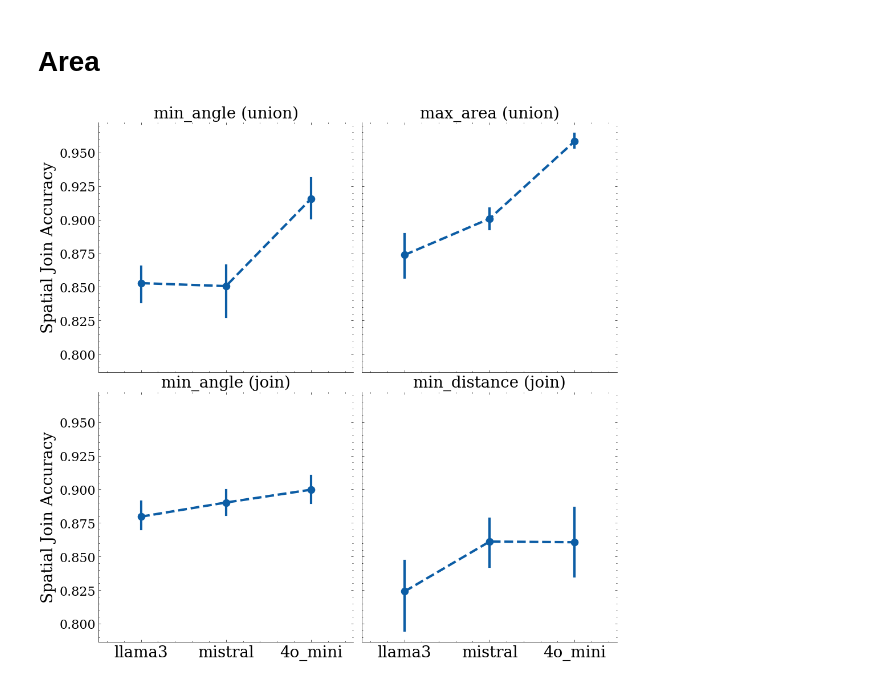
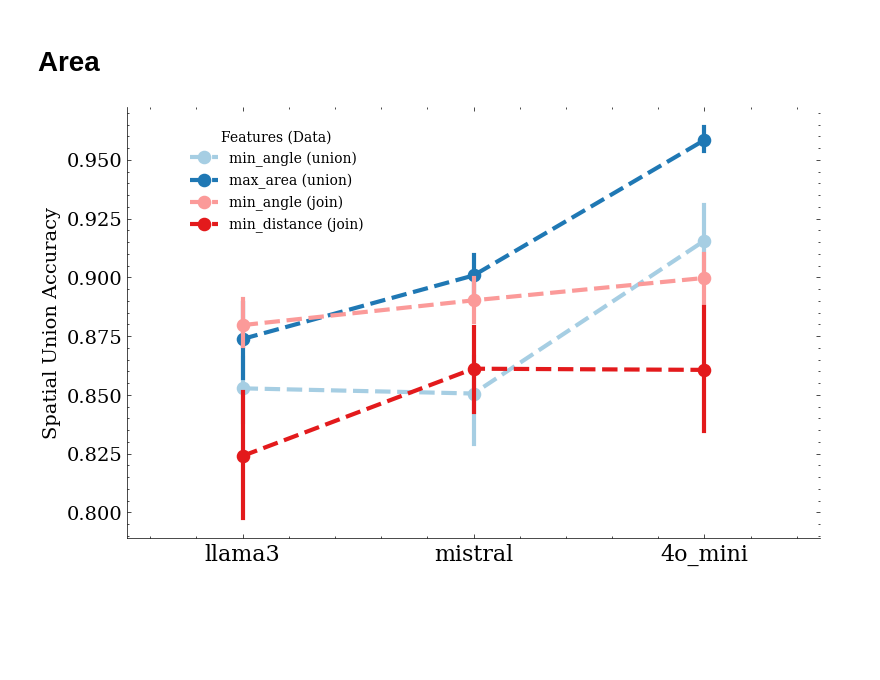
Before and after one commit to BeanHam/2024-spatial-data-integration, a Jupyter notebook: union_task/inference_results/inference_results_generalization.ipynb, the cells around one changed output. Drawn from its saved outputs; the diff is of its cells as text; code cells hidden in the pictures; blank space fills up the shorter version.

```diff
--- a/union_task/inference_results/inference_results_generalization.ipynb
+++ b/union_task/inference_results/inference_results_generalization.ipynb
@@ -129,18 +129,21 @@ acc=[0.870, 0.855, 0.827, 0.867, 0.845,
      0.829574, 0.774436, 0.819549, 0.83208, 0.864662,
      0.857143, 0.824561, 0.884712, 0.857143, 0.882206,
      0.892231, 0.819549, 0.844612, 0.899749, 0.847118]
-vis_data=pd.DataFrame(np.c_[names,models,acc], columns=['heuristics', 'models', 'accuracy'])
+vis_data=pd.DataFrame(np.c_[names,models,acc], columns=['Features (Data)', 'models', 'accuracy'])
 vis_data = vis_data.astype({"accuracy": float})
-# %%
-plt.style.use('science')
-plt.rc('text', usetex=False)
-plot=sns.catplot(vis_data, kind="point", x="models", y="accuracy", col="heuristics", col_wrap=2,linestyle='--', linewidth=3)
-plot.set_titles(col_template="{col_name}", size=20)
-plot.set_xlabels("")
-plot.set_ylabels("Spatial Join Accuracy", fontsize=20)
-plot.tick_params(axis='y', labelsize=16)
-plot.tick_params(axis='x', labelsize=20)
-#plt.savefig(f"../../misc/union_task_generalization.png", bbox_inches='tight',pad_inches=0, dpi=600)
-pass
-# %% [output]
-[figure, removed]
+# %%
+plt.style.use('science')
+plt.rc('text', usetex=False)
+palette=list(sns.color_palette("Paired"))
+plot=sns.catplot(vis_data, kind="point", x="models", y="accuracy", hue="Features (Data)",
+            palette=[palette[0],palette[1],palette[4],palette[5]],linestyle='dashed',
+            linewidth=3, height=5, aspect=1.6)
+plot.set_xlabels("")
+plot.set_ylabels("Spatial Union Accuracy", fontsize=14)
+plot.tick_params(axis='y', labelsize=14)
+plot.tick_params(axis='x', labelsize=16)
+sns.move_legend(plot, "upper left", bbox_to_anchor=(.15, .95))
+plt.savefig(f"../../misc/union_task_generalization.png", bbox_inches='tight',pad_inches=0, dpi=600)
+pass
+# %% [output]
+[figure, added]
```
Also changed, not shown: 11 other files.
